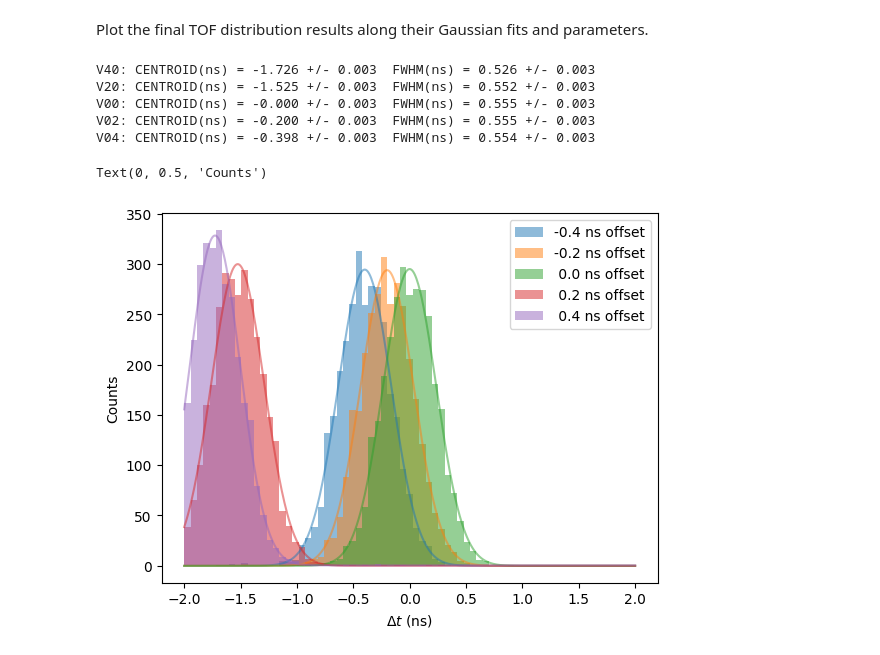
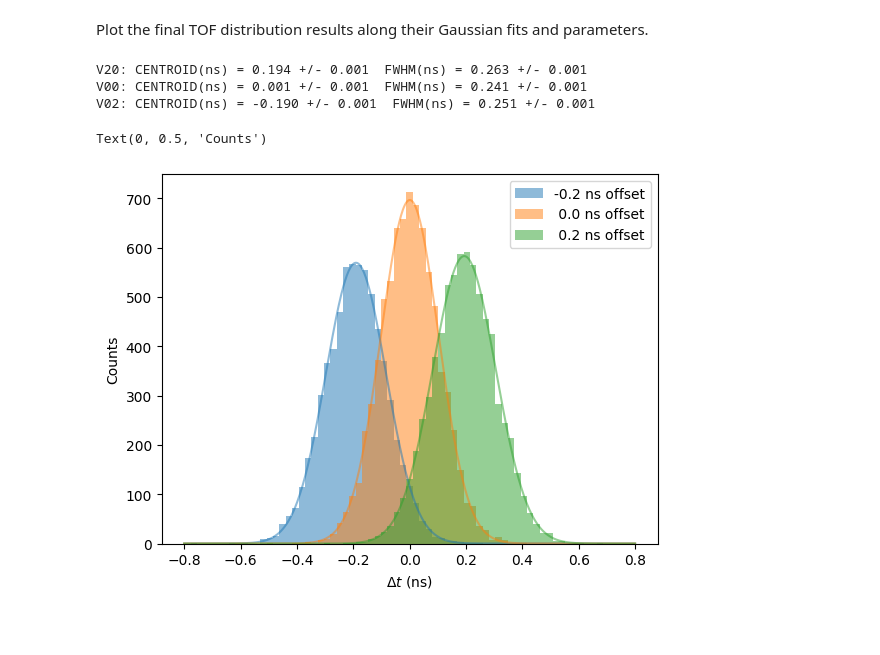
Before and after one commit to wjosefw/MLTiming, a Jupyter notebook: Quickstart_MLTiming.ipynb, the cells around one changed output. Drawn from its saved outputs; the diff is of its cells as text; code cells hidden in the pictures; blank space fills up the shorter version.

Commit message:
Updated to data at different source positions

```diff
--- a/Quickstart_MLTiming.ipynb
+++ b/Quickstart_MLTiming.ipynb
@@ -176,20 +154,18 @@ The training loop returns directly the estimated time for the test set for detec
 # Calculate TOF
 TOF = test_dec0 - test_dec1
 
-TOF_V02 = TOF[:,:TEST_00.shape[0]]
-TOF_V00 = TOF[:,TEST_00.shape[0] : 2*TEST_00.shape[0]]
-TOF_V20 = TOF[:,2*TEST_00.shape[0] :3*TEST_00.shape[0]]
-TOF_V04 = TOF[:,3*TEST_00.shape[0] :4*TEST_00.shape[0]]
-TOF_V40 = TOF[:,4*TEST_00.shape[0]:]
+TOF_V00 = TOF[:,:test_data_55.shape[0]]
+TOF_V02 = TOF[:, test_data_55.shape[0] : test_data_55.shape[0] + test_data_28.shape[0]]
+TOF_V20 = TOF[:, test_data_55.shape[0]  + test_data_28.shape[0]:]
 
+# Calulate Test error
+centroid_V00 = calculate_gaussian_center(TOF_V00, nbins = nbins, limits = 5)
 
-# Calculate centered position 'centroid'
-centroid_V00 = calculate_gaussian_center(TOF_V00, nbins = nbins, limits = 3)
+error_V02 = abs((TOF_V02 - centroid_V00[:, np.newaxis] - positions[0]))
+error_V00 = abs((TOF_V00 - centroid_V00[:, np.newaxis] - positions[1]))
+error_V20 = abs((TOF_V20 - centroid_V00[:, np.newaxis] - positions[2]))
 
-error_V02 = abs((TOF_V02 - centroid_V00[:, np.newaxis] + t_shift*time_step))
-error_V00 = abs((TOF_V00 - centroid_V00[:, np.newaxis]))
-error_V20 = abs((TOF_V20 - centroid_V00[:, np.newaxis] - t_shift*time_step))
-error_V04 = abs((TOF_V04 - centroid_V00[:, np.newaxis] + 2*t_shift*time_step))
-error_V40 = abs((TOF_V40 - centroid_V00[:, np.newaxis] - 2*t_shift*time_step))
-
-Error = np.concatenate((error_V02, error_V00, error_V20, error_V04, error_V40), axis = 1)
+#Get MAE
+Error = np.concatenate((error_V02, error_V20, error_V00), axis = 1)
+MAE = np.mean(Error, axis = 1)
+print(MAE[-1])
@@ -232,33 +210,25 @@ plt.legend()
 Plot the final TOF distribution results along their Gaussian fits and parameters.
 # %%
 # Histogram and gaussian fit
-plot_gaussian(TOF_V04[-1,:], centroid_V00[-1], range = 2, label = '-0.4 ns offset', nbins = nbins)
-plot_gaussian(TOF_V02[-1,:], centroid_V00[-1], range = 2, label = '-0.2 ns offset', nbins = nbins)
-plot_gaussian(TOF_V00[-1,:], centroid_V00[-1], range = 2, label = ' 0.0 ns offset', nbins = nbins)
-plot_gaussian(TOF_V20[-1,:], centroid_V00[-1], range = 2, label = ' 0.2 ns offset', nbins = nbins)
-plot_gaussian(TOF_V40[-1,:], centroid_V00[-1], range = 2, label = ' 0.4 ns offset', nbins = nbins)
+plot_gaussian(TOF_V02[-1,:], centroid_V00[-1], range = 0.8, label = '-0.2 ns offset', nbins = nbins)
+plot_gaussian(TOF_V00[-1,:], centroid_V00[-1], range = 0.8, label = ' 0.0 ns offset', nbins = nbins)
+plot_gaussian(TOF_V20[-1,:], centroid_V00[-1], range = 0.8, label = ' 0.2 ns offset', nbins = nbins)
 
-params_V04, errors_V04 = get_gaussian_params(TOF_V04[-1,:], centroid_V00[-1], range = 2, nbins = nbins)
-params_V02, errors_V02 = get_gaussian_params(TOF_V02[-1,:], centroid_V00[-1], range = 2, nbins = nbins)
-params_V00, errors_V00 = get_gaussian_params(TOF_V00[-1,:], centroid_V00[-1], range = 2, nbins = nbins)
-params_V20, errors_V20 = get_gaussian_params(TOF_V20[-1,:], centroid_V00[-1], range = 2, nbins = nbins)
-params_V40, errors_V40 = get_gaussian_params(TOF_V40[-1,:], centroid_V00[-1], range = 2, nbins = nbins)
+params_V02, errors_V02 = get_gaussian_params(TOF_V02[-1,:], centroid_V00[-1], range = 0.8, nbins = nbins)
+params_V00, errors_V00 = get_gaussian_params(TOF_V00[-1,:], centroid_V00[-1], range = 0.8, nbins = nbins)
+params_V20, errors_V20 = get_gaussian_params(TOF_V20[-1,:], centroid_V00[-1], range = 0.8, nbins = nbins)
 
-print("V40: CENTROID(ns) = %.3f +/- %.3f  FWHM(ns) = %.3f +/- %.3f" % (params_V40[2], errors_V40[2], params_V40[3], errors_V40[3]))
 print("V20: CENTROID(ns) = %.3f +/- %.3f  FWHM(ns) = %.3f +/- %.3f" % (params_V20[2], errors_V20[2], params_V20[3], errors_V20[3]))
 print("V00: CENTROID(ns) = %.3f +/- %.3f  FWHM(ns) = %.3f +/- %.3f" % (params_V00[2], errors_V00[2], params_V00[3], errors_V00[3]))
 print("V02: CENTROID(ns) = %.3f +/- %.3f  FWHM(ns) = %.3f +/- %.3f" % (params_V02[2], errors_V02[2], params_V02[3], errors_V02[3]))
-print("V04: CENTROID(ns) = %.3f +/- %.3f  FWHM(ns) = %.3f +/- %.3f" % (params_V04[2], errors_V04[2], params_V04[3], errors_V04[3]))
 
 print('')
 plt.legend()
 plt.xlabel('$\Delta t$ (ns)')
 plt.ylabel('Counts')
 # %% [output]
-V40: CENTROID(ns) = -1.726 +/- 0.003  FWHM(ns) = 0.526 +/- 0.003
-V20: CENTROID(ns) = -1.525 +/- 0.003  FWHM(ns) = 0.552 +/- 0.003
-V00: CENTROID(ns) = -0.000 +/- 0.003  FWHM(ns) = 0.555 +/- 0.003
-V02: CENTROID(ns) = -0.200 +/- 0.003  FWHM(ns) = 0.555 +/- 0.003
-V04: CENTROID(ns) = -0.398 +/- 0.003  FWHM(ns) = 0.554 +/- 0.003
+V20: CENTROID(ns) = 0.194 +/- 0.001  FWHM(ns) = 0.263 +/- 0.001
+V00: CENTROID(ns) = 0.001 +/- 0.001  FWHM(ns) = 0.241 +/- 0.001
+V02: CENTROID(ns) = -0.190 +/- 0.001  FWHM(ns) = 0.251 +/- 0.001
 Text(0, 0.5, 'Counts')
-[figure, old version]
+[figure, new version]
```
Also changed, not shown: parts of 16 cells of this notebook.
